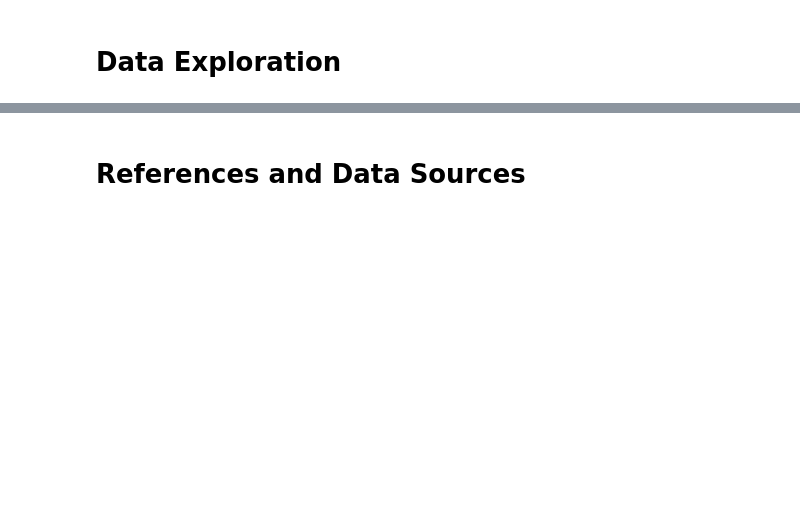
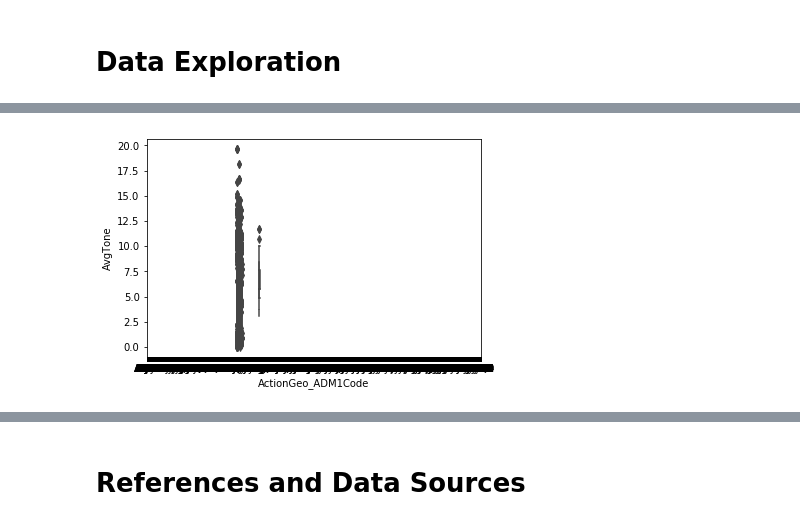
Before and after one commit to eistre91/thinkful-projects, a Jupyter notebook: GDELT Capstone Report.ipynb, the cells around one changed output, grey strips where cells are left out. Saved outputs shown, nothing was run; the diff lists cells and outputs as text; code cells hidden in the pictures; blank space fills up the shorter version.

```diff
--- a/GDELT Capstone Report.ipynb
+++ b/GDELT Capstone Report.ipynb
@@ -179,0 +286,5 @@ In the end, with optimized data type choices that also take into consideration t
+# %%
+sns.boxplot(data=df_2008_usel, x='ActionGeo_ADM1Code', y='AvgTone')
+plt.show()
+# %% [output]
+[figure, added]
```
Also changed, not shown: parts of 24 cells of this notebook, 3 other files.
